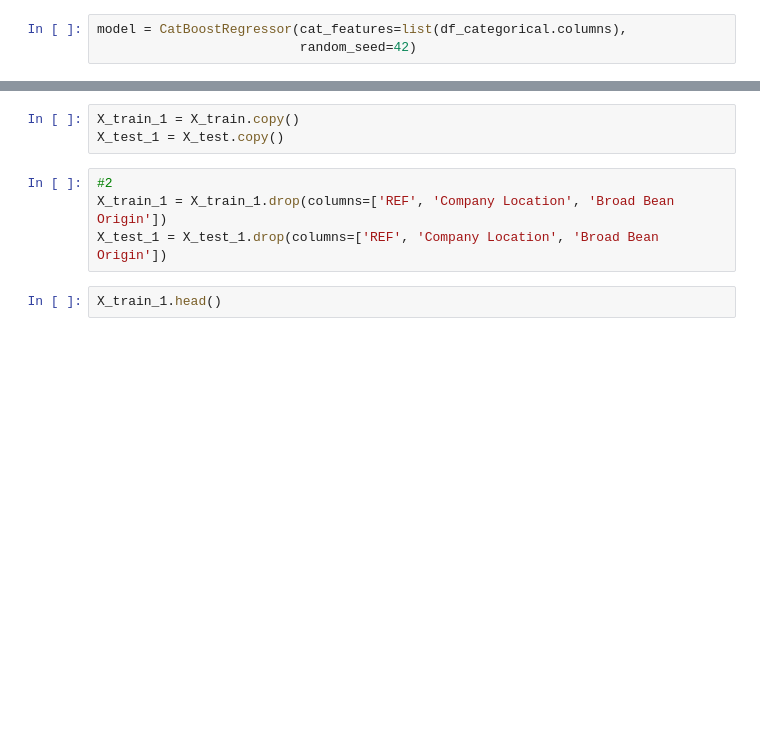
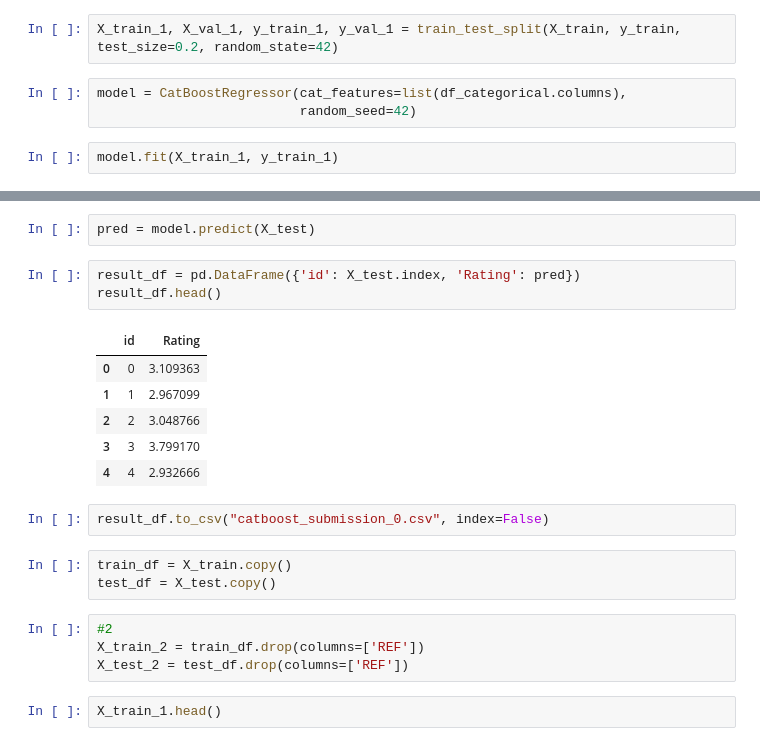
Before and after one commit to PolyakovMA/chocolate-review, a Jupyter notebook: Chocolate_reviews.ipynb, the cells around one changed output, grey strips where cells are left out. Cells and saved outputs as stored; diff of their text form; blank space fills up the shorter version.

```diff
--- a/Chocolate_reviews.ipynb
+++ b/Chocolate_reviews.ipynb
@@ -382,3 +409,7 @@ from sklearn.metrics import r2_score
+# %%
+X_train_1, X_val_1, y_train_1, y_val_1 = train_test_split(X_train, y_train, test_size=0.2, random_state=42)
 # %%
 model = CatBoostRegressor(cat_features=list(df_categorical.columns),
                           random_seed=42)
+# %%
+model.fit(X_train_1, y_train_1)
@@ -397,10 +443,24 @@ X_test.head()
+# %%
+pred = model.predict(X_test)
+# %%
+result_df = pd.DataFrame({'id': X_test.index, 'Rating': pred})
+result_df.head()
+# %% [output]
+|  | id | Rating |
+| 0 | 0 | 3.109363 |
+| 1 | 1 | 2.967099 |
+| 2 | 2 | 3.048766 |
+| 3 | 3 | 3.799170 |
+| 4 | 4 | 2.932666 |
+# %%
+result_df.to_csv("catboost_submission_0.csv", index=False)
 # %%
-X_train_1 = X_train.copy()
-X_test_1 = X_test.copy()
+train_df = X_train.copy()
+test_df = X_test.copy()
 # %%
 #2
-X_train_1 = X_train_1.drop(columns=['REF', 'Company Location', 'Broad Bean Origin'])
-X_test_1 = X_test_1.drop(columns=['REF', 'Company Location', 'Broad Bean Origin'])
+X_train_2 = train_df.drop(columns=['REF'])
+X_test_2 = test_df.drop(columns=['REF'])
 # %%
 X_train_1.head()
 # %% [output]
```
Also changed, not shown: parts of 38 cells of this notebook.
